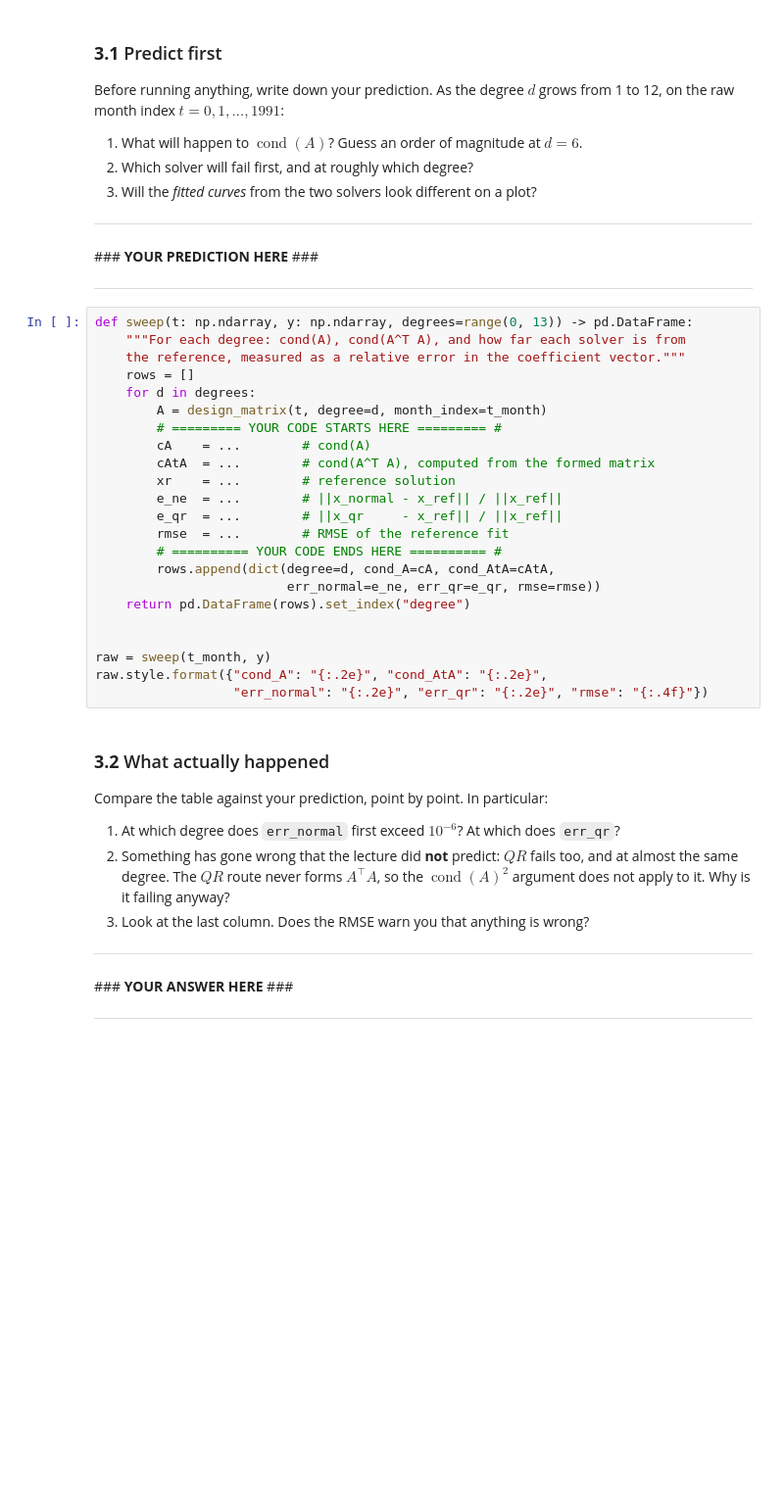
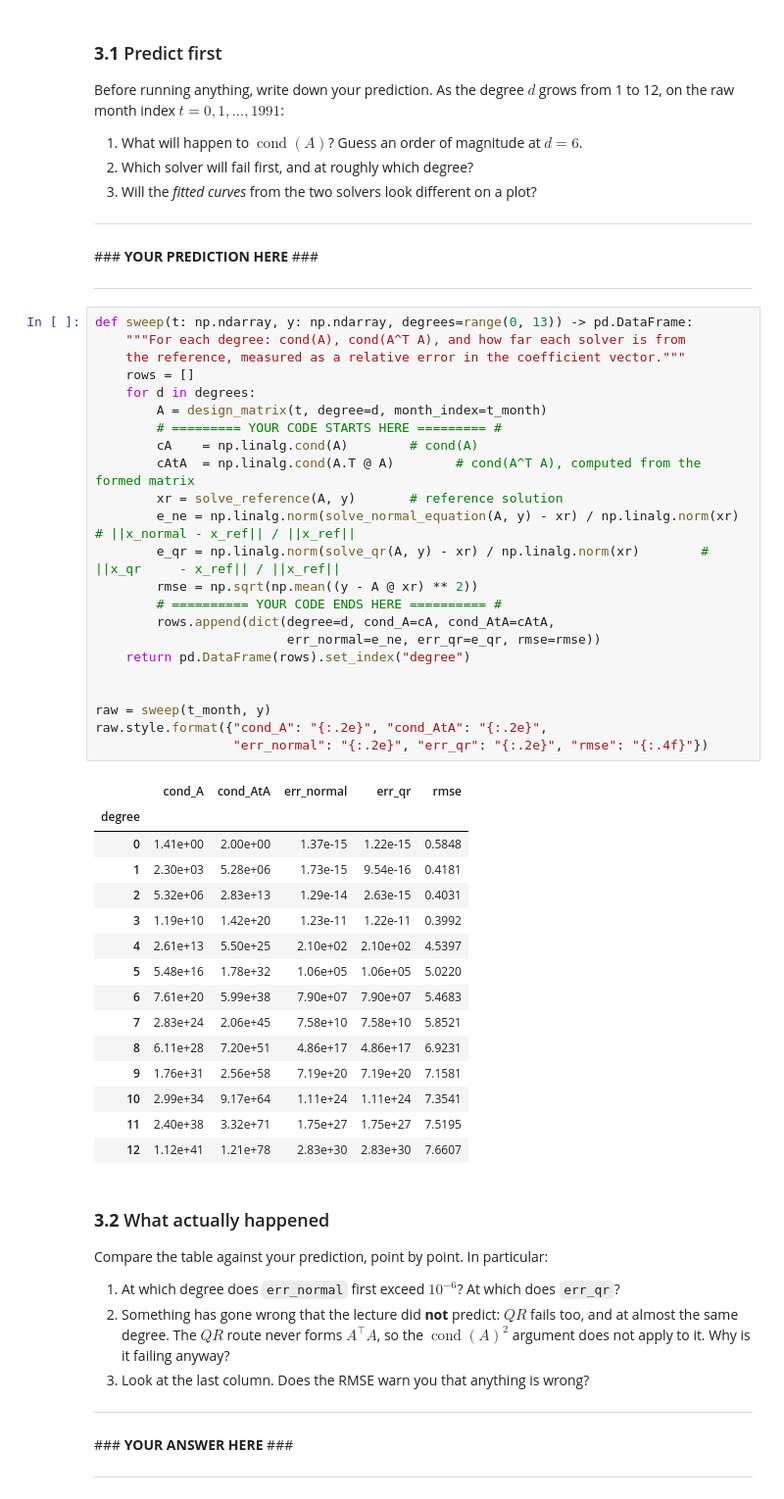
Before and after one commit to CallMeLiubomyr/la-lab1, a Jupyter notebook: lab1-coreA-least_squares.ipynb, the cells around one changed output. Shown at 98% size. Drawn from its saved outputs; the diff is of its cells as text; blank space fills up the shorter version.

```diff
--- a/lab1-coreA-least_squares.ipynb
+++ b/lab1-coreA-least_squares.ipynb
@@ -434,26 +434,42 @@ on the raw month index $t = 0, 1, \dots, 1991$:
 # %%
 def sweep(t: np.ndarray, y: np.ndarray, degrees=range(0, 13)) -> pd.DataFrame:
     """For each degree: cond(A), cond(A^T A), and how far each solver is from
     the reference, measured as a relative error in the coefficient vector."""
     rows = []
     for d in degrees:
         A = design_matrix(t, degree=d, month_index=t_month)
         # ========= YOUR CODE STARTS HERE ========= #
-        cA    = ...        # cond(A)
-        cAtA  = ...        # cond(A^T A), computed from the formed matrix
-        xr    = ...        # reference solution
-        e_ne  = ...        # ||x_normal - x_ref|| / ||x_ref||
-        e_qr  = ...        # ||x_qr     - x_ref|| / ||x_ref||
-        rmse  = ...        # RMSE of the reference fit
+        cA    = np.linalg.cond(A)        # cond(A)
+        cAtA  = np.linalg.cond(A.T @ A)        # cond(A^T A), computed from the formed matrix
+        xr = solve_reference(A, y)       # reference solution
+        e_ne = np.linalg.norm(solve_normal_equation(A, y) - xr) / np.linalg.norm(xr)        # ||x_normal - x_ref|| / ||x_ref||
+        e_qr = np.linalg.norm(solve_qr(A, y) - xr) / np.linalg.norm(xr)        # ||x_qr     - x_ref|| / ||x_ref||
+        rmse = np.sqrt(np.mean((y - A @ xr) ** 2))
         # ========== YOUR CODE ENDS HERE ========== #
         rows.append(dict(degree=d, cond_A=cA, cond_AtA=cAtA,
                          err_normal=e_ne, err_qr=e_qr, rmse=rmse))
     return pd.DataFrame(rows).set_index("degree")
 
 
 raw = sweep(t_month, y)
 raw.style.format({"cond_A": "{:.2e}", "cond_AtA": "{:.2e}",
                   "err_normal": "{:.2e}", "err_qr": "{:.2e}", "rmse": "{:.4f}"})
+# %% [output]
+|  | cond_A | cond_AtA | err_normal | err_qr | rmse |
+| degree |  |  |  |  |  |
+| 0 | 1.41e+00 | 2.00e+00 | 1.37e-15 | 1.22e-15 | 0.5848 |
+| 1 | 2.30e+03 | 5.28e+06 | 1.73e-15 | 9.54e-16 | 0.4181 |
+| 2 | 5.32e+06 | 2.83e+13 | 1.29e-14 | 2.63e-15 | 0.4031 |
+| 3 | 1.19e+10 | 1.42e+20 | 1.23e-11 | 1.22e-11 | 0.3992 |
+| 4 | 2.61e+13 | 5.50e+25 | 2.10e+02 | 2.10e+02 | 4.5397 |
+| 5 | 5.48e+16 | 1.78e+32 | 1.06e+05 | 1.06e+05 | 5.0220 |
+| 6 | 7.61e+20 | 5.99e+38 | 7.90e+07 | 7.90e+07 | 5.4683 |
+| 7 | 2.83e+24 | 2.06e+45 | 7.58e+10 | 7.58e+10 | 5.8521 |
+| 8 | 6.11e+28 | 7.20e+51 | 4.86e+17 | 4.86e+17 | 6.9231 |
+| 9 | 1.76e+31 | 2.56e+58 | 7.19e+20 | 7.19e+20 | 7.1581 |
+| 10 | 2.99e+34 | 9.17e+64 | 1.11e+24 | 1.11e+24 | 7.3541 |
+| 11 | 2.40e+38 | 3.32e+71 | 1.75e+27 | 1.75e+27 | 7.5195 |
+| 12 | 1.12e+41 | 1.21e+78 | 2.83e+30 | 2.83e+30 | 7.6607 |
 # %% [markdown]
 ### **3.2** What actually happened
 
```
Also changed, not shown: parts of 5 cells of this notebook.
